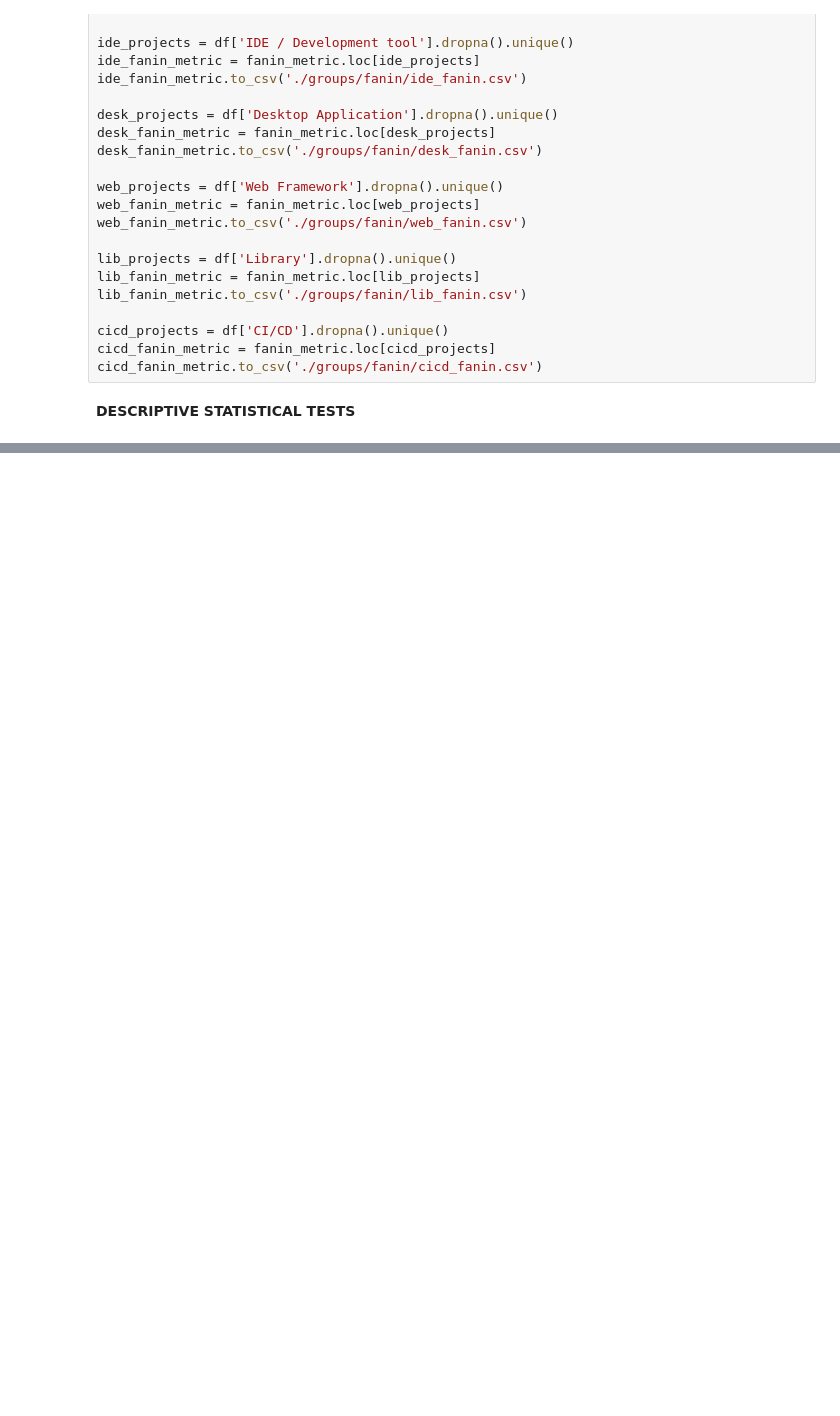
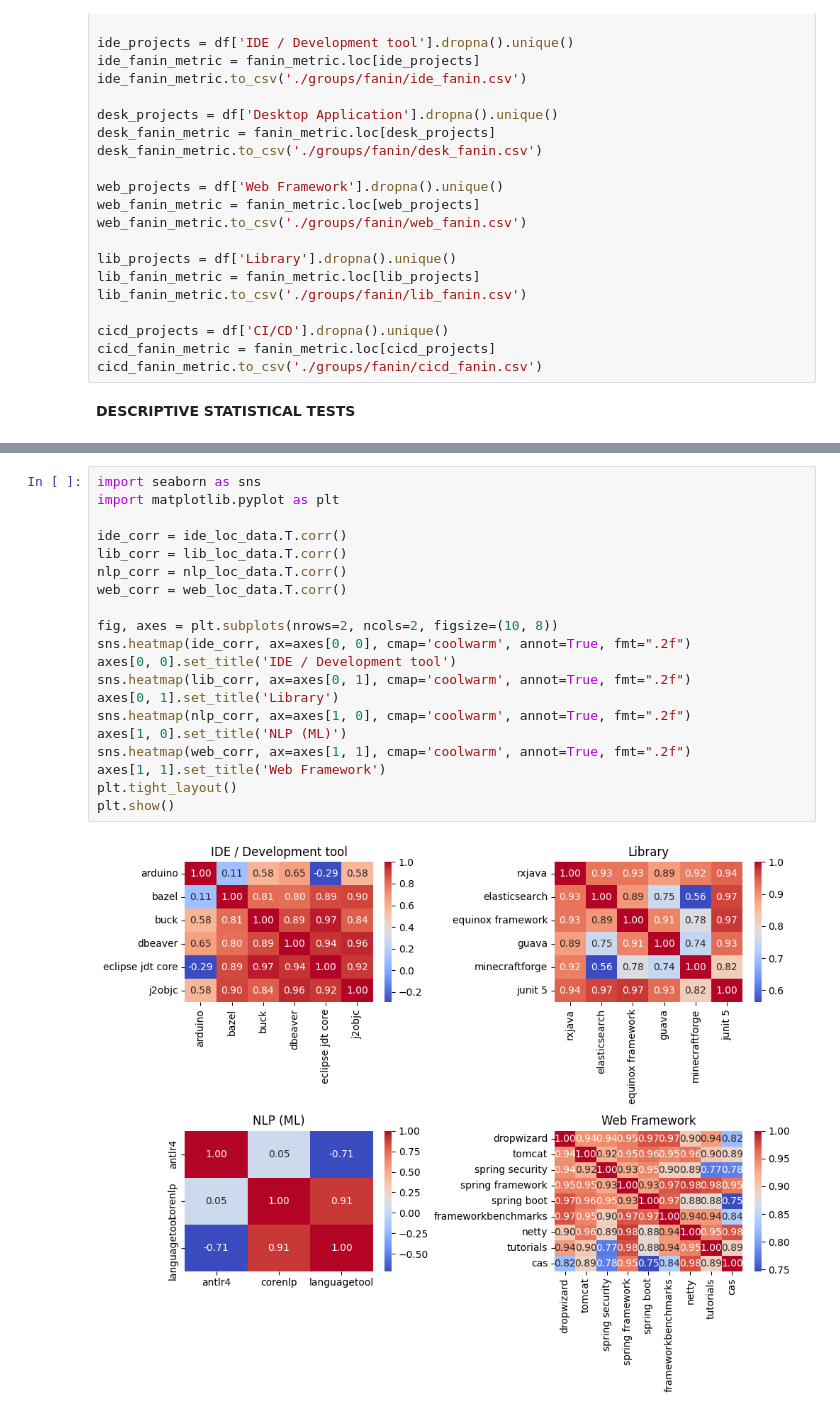
Before and after one commit to alenkaja00/time-series-study, a Jupyter notebook: second_rq.ipynb, the cells around one changed output, grey strips where cells are left out. Cells and saved outputs as stored; diff of their text form; blank space fills up the shorter version.

```diff
--- a/second_rq.ipynb
+++ b/second_rq.ipynb
@@ -128,0 +197,22 @@ cicd_fanin_metric.to_csv('./groups/fanin/cicd_fanin.csv')
+# %%
+import seaborn as sns
+import matplotlib.pyplot as plt
+
+ide_corr = ide_loc_data.T.corr()
+lib_corr = lib_loc_data.T.corr()
+nlp_corr = nlp_loc_data.T.corr()
+web_corr = web_loc_data.T.corr()
+
+fig, axes = plt.subplots(nrows=2, ncols=2, figsize=(10, 8))
+sns.heatmap(ide_corr, ax=axes[0, 0], cmap='coolwarm', annot=True, fmt=".2f")
+axes[0, 0].set_title('IDE / Development tool')
+sns.heatmap(lib_corr, ax=axes[0, 1], cmap='coolwarm', annot=True, fmt=".2f")
+axes[0, 1].set_title('Library')
+sns.heatmap(nlp_corr, ax=axes[1, 0], cmap='coolwarm', annot=True, fmt=".2f")
+axes[1, 0].set_title('NLP (ML)')
+sns.heatmap(web_corr, ax=axes[1, 1], cmap='coolwarm', annot=True, fmt=".2f")
+axes[1, 1].set_title('Web Framework')
+plt.tight_layout()
+plt.show()
+# %% [output]
+[figure, added]
```
Also changed, not shown: parts of 15 cells of this notebook.
